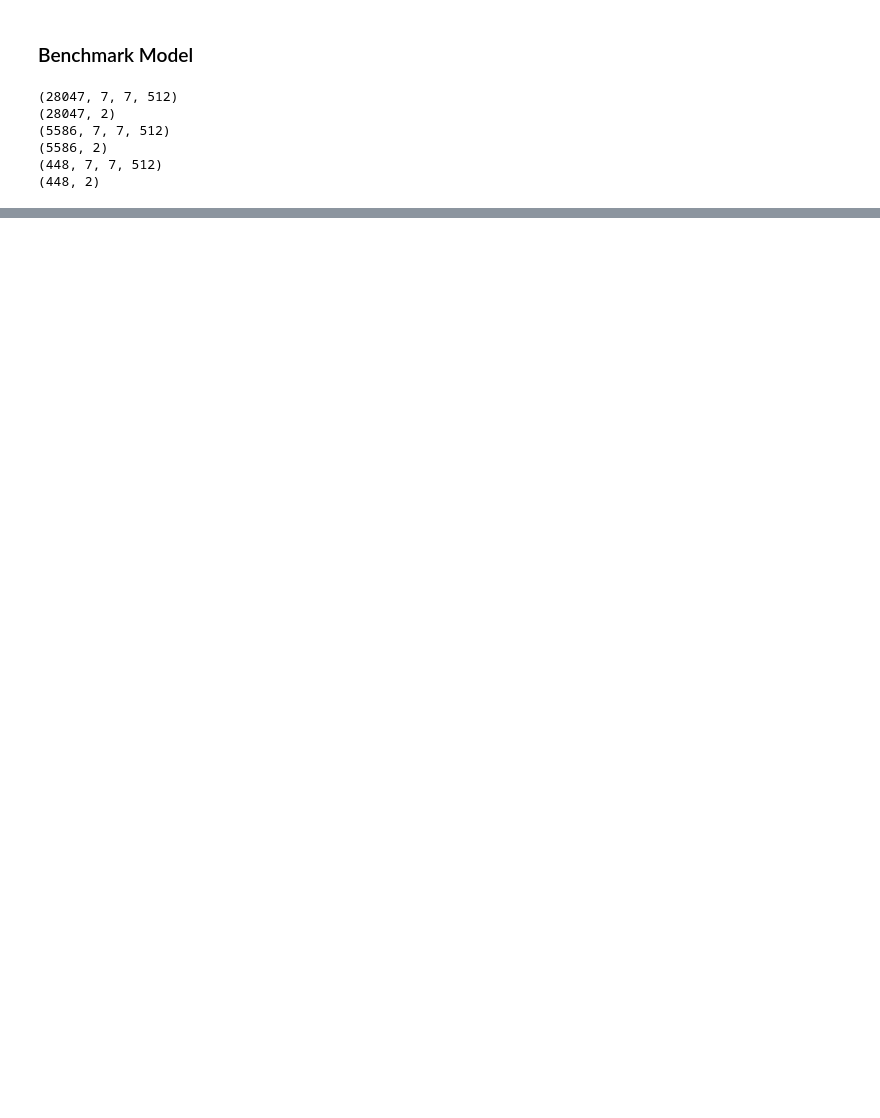
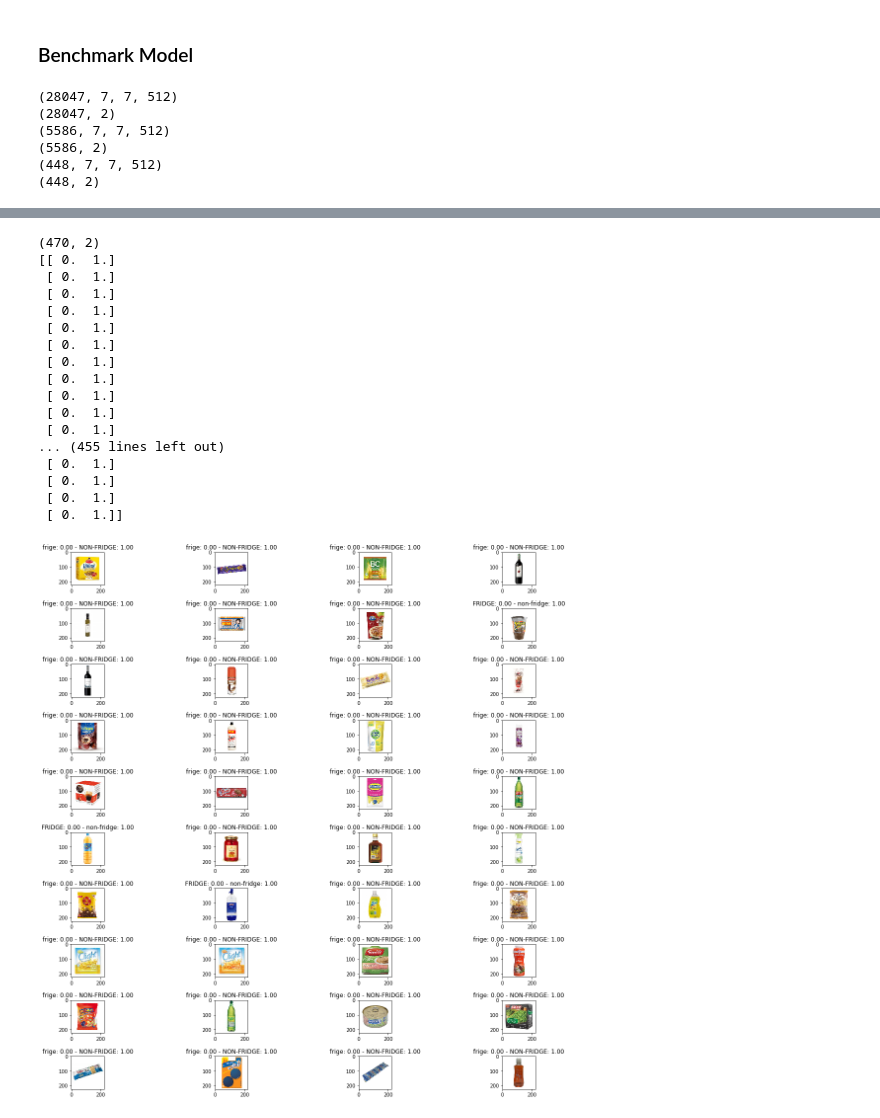
Before and after one commit to letyrodridc/Machine-Learning-Udacity, a Jupyter notebook: projects/capstone/main/src/product_storage_detector.ipynb, the cells around one changed output, grey strips where cells are left out. Cells and saved outputs as stored; diff of their text form; code cells hidden in the pictures; blank space fills up the shorter version.

```diff
--- a/projects/capstone/main/src/product_storage_detector.ipynb
+++ b/projects/capstone/main/src/product_storage_detector.ipynb
@@ -431,0 +429,4 @@ Epoch 20/20
+# %%
+train_generator = train_datagen.flow(pre_X_train, pre_y_train, batch_size=VGG19_batch_size, shuffle=False)
+valid_generator = valid_datagen.flow(pre_X_valid, pre_y_valid, batch_size=VGG19_batch_size, shuffle=False)
+test_generator = test_datagen.flow(pre_X_test, pre_y_test, batch_size=VGG19_batch_size, shuffle=False)
@@ -465,0 +562,37 @@ for i,pred in enumerate(prediction[0:32]):
+# %%
+prediction = model.predict(pre_X_test)
+print(prediction.shape)
+
+columns = 4
+rows = 10
+fig=plt.figure(figsize=(20, 20))
+
+for i,pred in enumerate(prediction[0:40]):
+    fig.add_subplot(rows, columns, i+1)
+    plt.subplots_adjust( hspace=0.70)
+
+    xi = array_to_img(pre_X_test[i])
+    plt.imshow(xi)
+    if y_test[i][0] == 1:
+        plt.title("FRIDGE: {:1.2f} - non-fridge: {:1.2f}".format(pred[0],pred[1]))
+    else:
+        plt.title("frige: {:1.2f} - NON-FRIDGE: {:1.2f}".format(pred[0],pred[1]))
+# %% [output]
+(470, 2)
+[[ 0.  1.]
+ [ 0.  1.]
+ [ 0.  1.]
+ [ 0.  1.]
+ [ 0.  1.]
+ [ 0.  1.]
+ [ 0.  1.]
+ [ 0.  1.]
+ [ 0.  1.]
+ [ 0.  1.]
+ [ 0.  1.]
+... (455 lines left out)
+ [ 0.  1.]
+ [ 0.  1.]
+ [ 0.  1.]
+ [ 0.  1.]]
+[figure, added]
```
Also changed, not shown: parts of 25 cells of this notebook.
